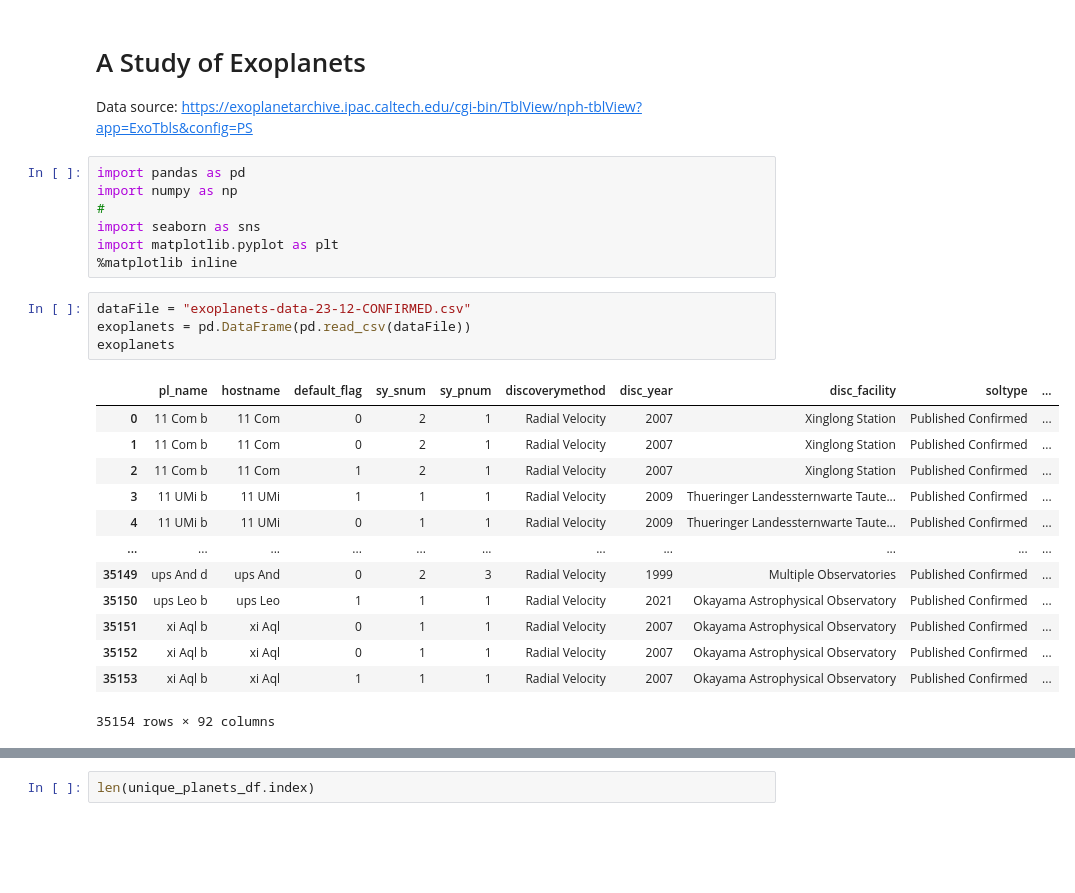
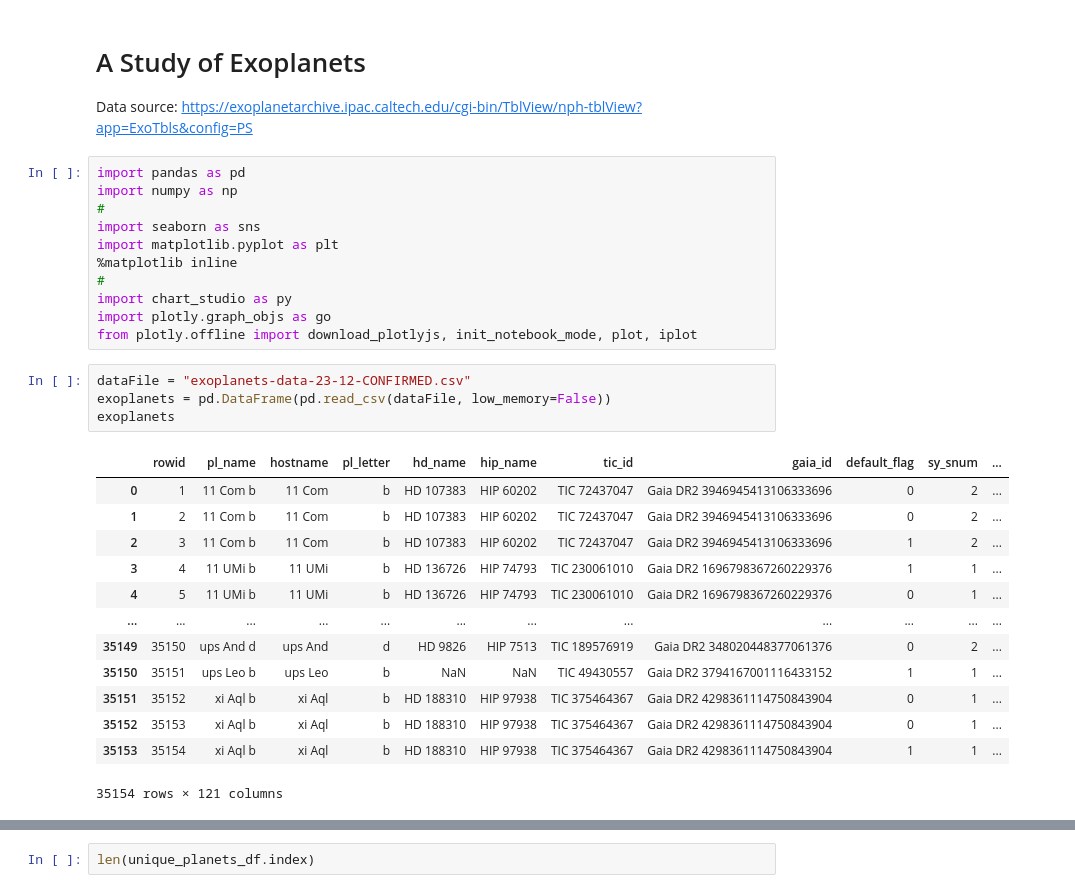
Before and after one commit to joncoe/exoplanet-discovery-CKS149, a Jupyter notebook: Exoplanet Study.ipynb, the cells around one changed output, grey strips where cells are left out. Saved outputs shown, nothing was run; the diff lists cells and outputs as text; blank space fills up the shorter version.

```diff
--- a/Exoplanet Study.ipynb
+++ b/Exoplanet Study.ipynb
@@ -9,24 +9,28 @@ import numpy as np
 import seaborn as sns
 import matplotlib.pyplot as plt
 %matplotlib inline
+#
+import chart_studio as py
+import plotly.graph_objs as go
+from plotly.offline import download_plotlyjs, init_notebook_mode, plot, iplot
 # %%
 dataFile = "exoplanets-data-23-12-CONFIRMED.csv"
-exoplanets = pd.DataFrame(pd.read_csv(dataFile))
+exoplanets = pd.DataFrame(pd.read_csv(dataFile, low_memory=False))
 exoplanets
 # %% [output]
-|  | pl_name | hostname | default_flag | sy_snum | sy_pnum | discoverymethod | disc_year | disc_facility | soltype | ... |
-| 0 | 11 Com b | 11 Com | 0 | 2 | 1 | Radial Velocity | 2007 | Xinglong Station | Published Confirmed | ... |
-| 1 | 11 Com b | 11 Com | 0 | 2 | 1 | Radial Velocity | 2007 | Xinglong Station | Published Confirmed | ... |
-| 2 | 11 Com b | 11 Com | 1 | 2 | 1 | Radial Velocity | 2007 | Xinglong Station | Published Confirmed | ... |
-| 3 | 11 UMi b | 11 UMi | 1 | 1 | 1 | Radial Velocity | 2009 | Thueringer Landessternwarte Taute... | Published Confirmed | ... |
-| 4 | 11 UMi b | 11 UMi | 0 | 1 | 1 | Radial Velocity | 2009 | Thueringer Landessternwarte Taute... | Published Confirmed | ... |
-| ... | ... | ... | ... | ... | ... | ... | ... | ... | ... | ... |
-| 35149 | ups And d | ups And | 0 | 2 | 3 | Radial Velocity | 1999 | Multiple Observatories | Published Confirmed | ... |
-| 35150 | ups Leo b | ups Leo | 1 | 1 | 1 | Radial Velocity | 2021 | Okayama Astrophysical Observatory | Published Confirmed | ... |
-| 35151 | xi Aql b | xi Aql | 0 | 1 | 1 | Radial Velocity | 2007 | Okayama Astrophysical Observatory | Published Confirmed | ... |
-| 35152 | xi Aql b | xi Aql | 0 | 1 | 1 | Radial Velocity | 2007 | Okayama Astrophysical Observatory | Published Confirmed | ... |
-| 35153 | xi Aql b | xi Aql | 1 | 1 | 1 | Radial Velocity | 2007 | Okayama Astrophysical Observatory | Published Confirmed | ... |
+|  | rowid | pl_name | hostname | pl_letter | hd_name | hip_name | tic_id | gaia_id | default_flag | sy_snum | ... |
+| 0 | 1 | 11 Com b | 11 Com | b | HD 107383 | HIP 60202 | TIC 72437047 | Gaia DR2 3946945413106333696 | 0 | 2 | ... |
+| 1 | 2 | 11 Com b | 11 Com | b | HD 107383 | HIP 60202 | TIC 72437047 | Gaia DR2 3946945413106333696 | 0 | 2 | ... |
+| 2 | 3 | 11 Com b | 11 Com | b | HD 107383 | HIP 60202 | TIC 72437047 | Gaia DR2 3946945413106333696 | 1 | 2 | ... |
+| 3 | 4 | 11 UMi b | 11 UMi | b | HD 136726 | HIP 74793 | TIC 230061010 | Gaia DR2 1696798367260229376 | 1 | 1 | ... |
+| 4 | 5 | 11 UMi b | 11 UMi | b | HD 136726 | HIP 74793 | TIC 230061010 | Gaia DR2 1696798367260229376 | 0 | 1 | ... |
+| ... | ... | ... | ... | ... | ... | ... | ... | ... | ... | ... | ... |
+| 35149 | 35150 | ups And d | ups And | d | HD 9826 | HIP 7513 | TIC 189576919 | Gaia DR2 348020448377061376 | 0 | 2 | ... |
+| 35150 | 35151 | ups Leo b | ups Leo | b | NaN | NaN | TIC 49430557 | Gaia DR2 3794167001116433152 | 1 | 1 | ... |
+| 35151 | 35152 | xi Aql b | xi Aql | b | HD 188310 | HIP 97938 | TIC 375464367 | Gaia DR2 4298361114750843904 | 0 | 1 | ... |
+| 35152 | 35153 | xi Aql b | xi Aql | b | HD 188310 | HIP 97938 | TIC 375464367 | Gaia DR2 4298361114750843904 | 0 | 1 | ... |
+| 35153 | 35154 | xi Aql b | xi Aql | b | HD 188310 | HIP 97938 | TIC 375464367 | Gaia DR2 4298361114750843904 | 1 | 1 | ... |
-35154 rows × 92 columns
+35154 rows × 121 columns
 # %%
 exoplanets.describe()
 # %% [output]
```
Also changed, not shown: parts of 12 cells of this notebook, 5 other files.
